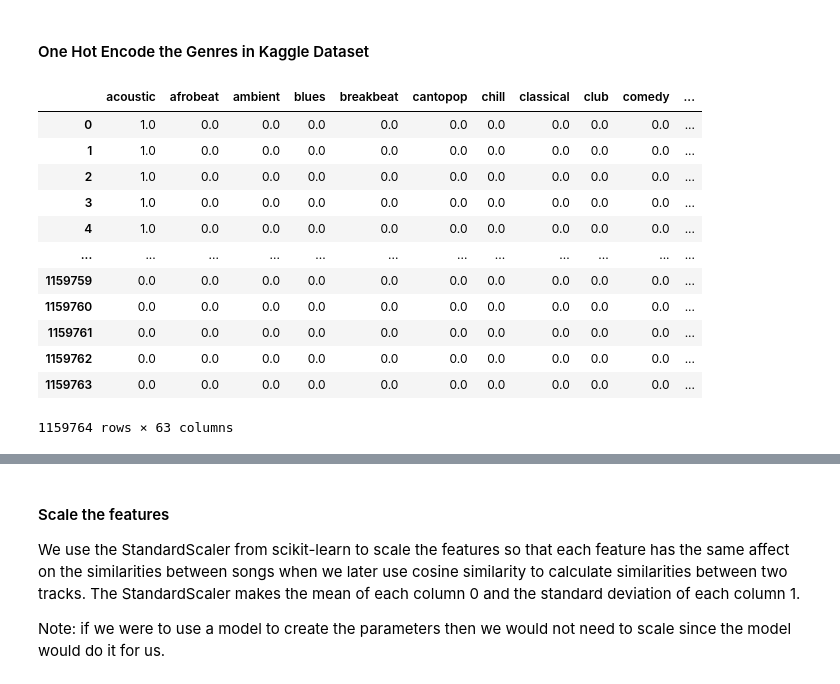
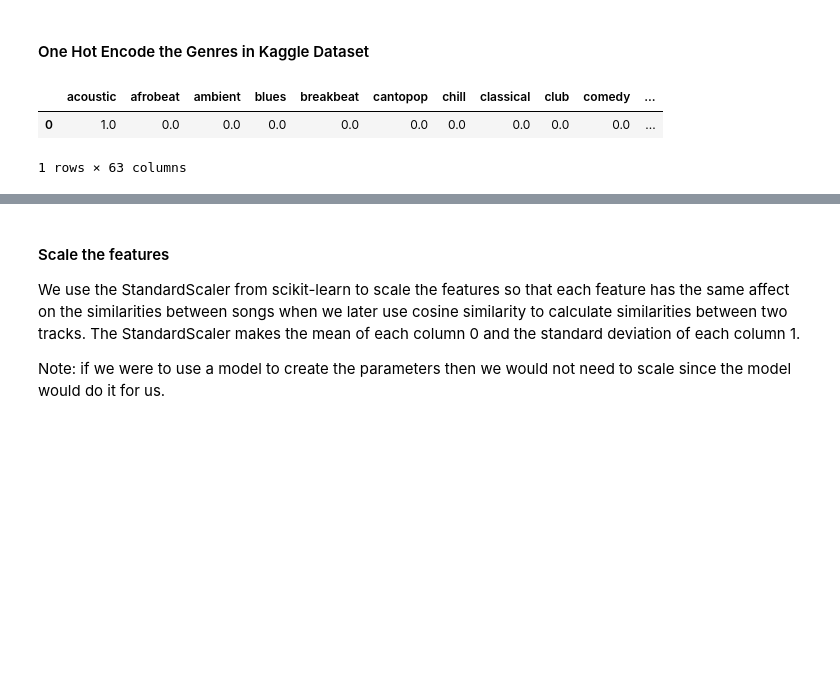
Before and after one commit to nesteajeff/Spotify-Recommender, a Jupyter notebook: main.ipynb, the cells around one changed output, grey strips where cells are left out. Drawn from its saved outputs; the diff is of its cells as text; code cells hidden in the pictures; blank space fills up the shorter version.

```diff
--- a/main.ipynb
+++ b/main.ipynb
@@ -263,29 +263,19 @@ Number of genres in the dataset: 63
 # %%
 from sklearn.preprocessing import OneHotEncoder
 
 
 ohe = OneHotEncoder()
 # one hot encode the genre column of song data
 genre_array = ohe.fit_transform(all_song_data[['genre']]).toarray()
 # get the labels (genre names) from the one hot encoder
 genre_labels = ohe.categories_[0]
 # make into a dataframe
 genres = pd.DataFrame(genre_array, columns=genre_labels)
-genres
+genres.head(1)
 # %% [output]
 |  | acoustic | afrobeat | ambient | blues | breakbeat | cantopop | chill | classical | club | comedy | ... |
 | 0 | 1.0 | 0.0 | 0.0 | 0.0 | 0.0 | 0.0 | 0.0 | 0.0 | 0.0 | 0.0 | ... |
-| 1 | 1.0 | 0.0 | 0.0 | 0.0 | 0.0 | 0.0 | 0.0 | 0.0 | 0.0 | 0.0 | ... |
-| 2 | 1.0 | 0.0 | 0.0 | 0.0 | 0.0 | 0.0 | 0.0 | 0.0 | 0.0 | 0.0 | ... |
-| 3 | 1.0 | 0.0 | 0.0 | 0.0 | 0.0 | 0.0 | 0.0 | 0.0 | 0.0 | 0.0 | ... |
-| 4 | 1.0 | 0.0 | 0.0 | 0.0 | 0.0 | 0.0 | 0.0 | 0.0 | 0.0 | 0.0 | ... |
-| ... | ... | ... | ... | ... | ... | ... | ... | ... | ... | ... | ... |
-| 1159759 | 0.0 | 0.0 | 0.0 | 0.0 | 0.0 | 0.0 | 0.0 | 0.0 | 0.0 | 0.0 | ... |
-| 1159760 | 0.0 | 0.0 | 0.0 | 0.0 | 0.0 | 0.0 | 0.0 | 0.0 | 0.0 | 0.0 | ... |
-| 1159761 | 0.0 | 0.0 | 0.0 | 0.0 | 0.0 | 0.0 | 0.0 | 0.0 | 0.0 | 0.0 | ... |
-| 1159762 | 0.0 | 0.0 | 0.0 | 0.0 | 0.0 | 0.0 | 0.0 | 0.0 | 0.0 | 0.0 | ... |
-| 1159763 | 0.0 | 0.0 | 0.0 | 0.0 | 0.0 | 0.0 | 0.0 | 0.0 | 0.0 | 0.0 | ... |
-1159764 rows × 63 columns
+1 rows × 63 columns
 # %%
 # concatenate the original DataFrame to the One Hot Encoded genres
 all_song_data = pd.concat([all_song_data, genres], axis=1)
```
Also changed, not shown: parts of 3 cells of this notebook.
